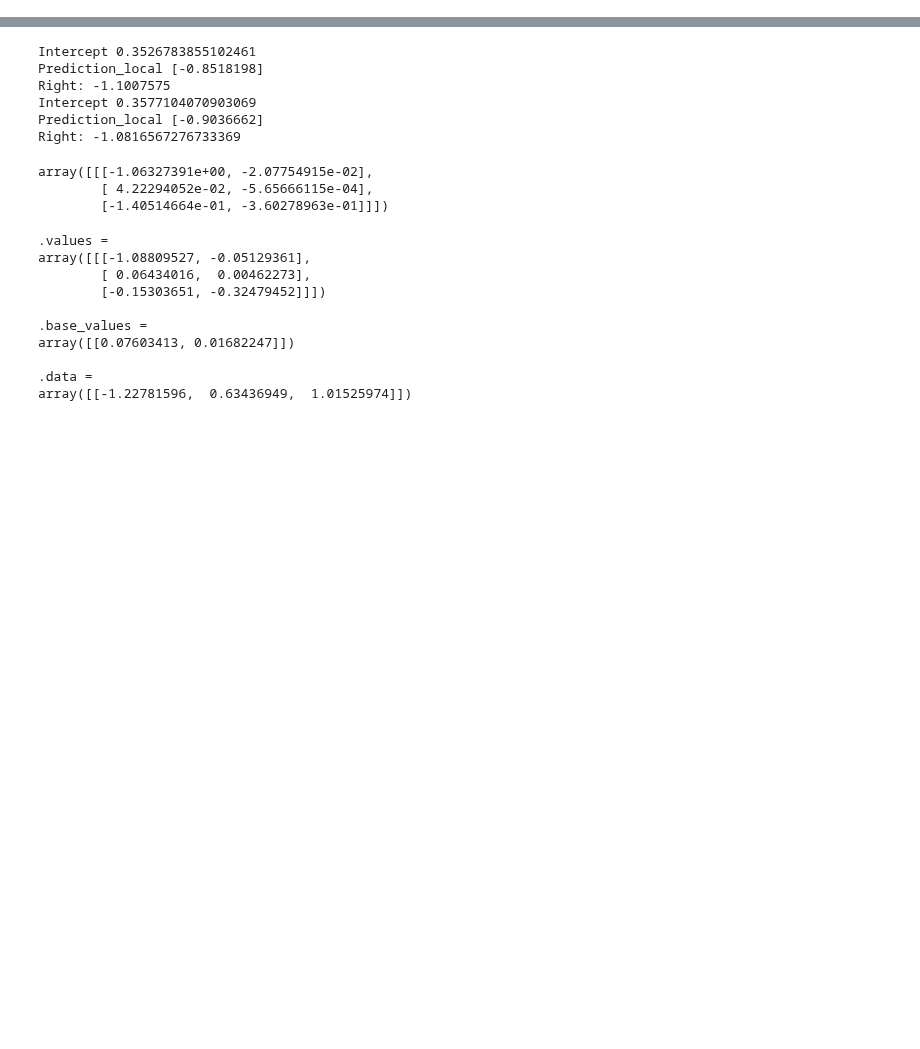
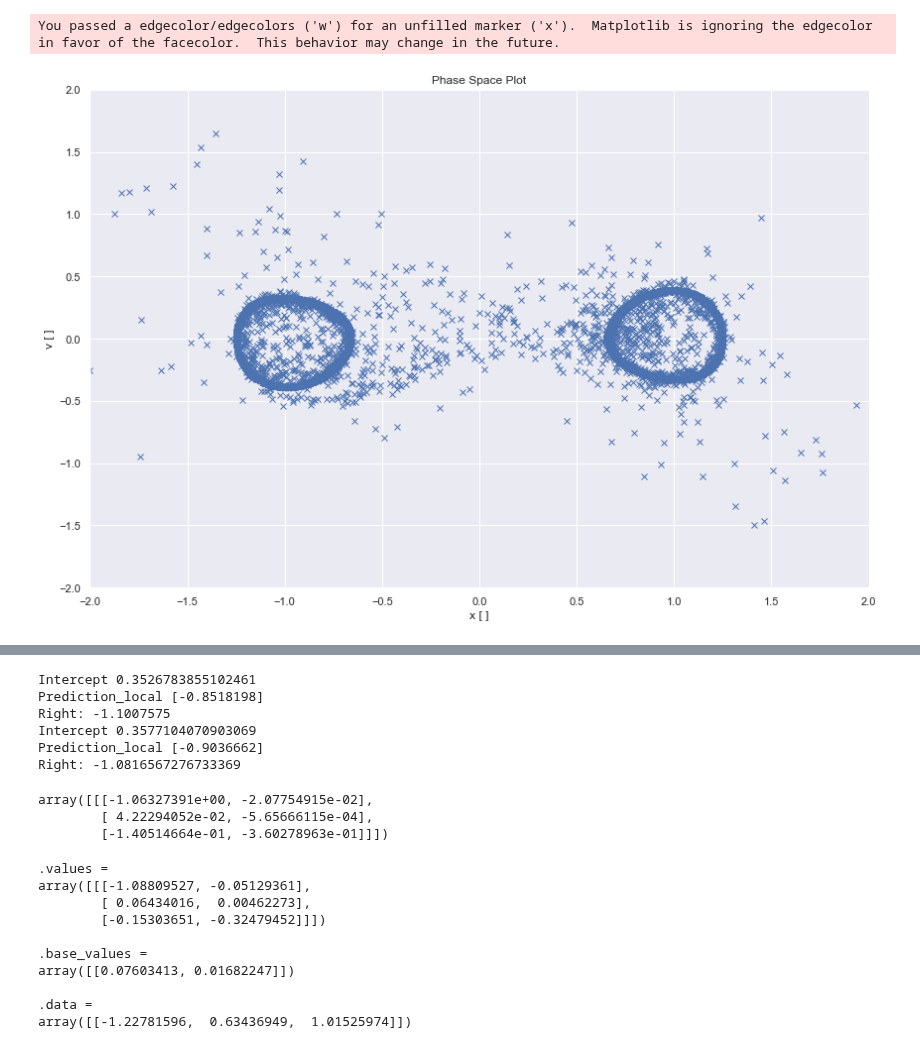
Before and after one commit to wgrosche/XAI, a Jupyter notebook: Code/Duffing/Duffing_SHAP.ipynb, the cells around one changed output, grey strips where cells are left out. Saved outputs shown, nothing was run; the diff lists cells and outputs as text; code cells hidden in the pictures; blank space fills up the shorter version.

```diff
--- a/Code/Duffing/Duffing_SHAP.ipynb
+++ b/Code/Duffing/Duffing_SHAP.ipynb
@@ -101,6 +101,22 @@ def Remove_Outlier_Indices(df):
 
 indices = Remove_Outlier_Indices(hist_data)
 hist_data = hist_data[indices]
+# %%
+f, axs = plt.subplots(1, 1, figsize=(12, 8), gridspec_kw=dict(width_ratios=[4]))
+
+sns.scatterplot(data = y_test.iloc[:10000,:], x = 'xt', y='vt',ax=axs, marker='x', linewidth = 1)
+
+axs.set(xlim=(-2, 2), ylim=(-2, 2))
+axs.set_xlabel('x [ ]')
+axs.set_ylabel('v [ ]')
+axs.set_title("Phase Space Plot")
+
+f.tight_layout()
+
+f.savefig("data_only_damped.svg", dpi='figure')
+# %% [output]
+You passed a edgecolor/edgecolors ('w') for an unfilled marker ('x').  Matplotlib is ignoring the edgecolor in favor of the facecolor.  This behavior may change in the future.
+[figure, added]
 # %%
 sns.set_theme(context='notebook', style='darkgrid', palette='deep', font='sans-serif', font_scale=1, color_codes=True, rc=None)
 
```
Also changed, not shown: parts of 21 cells of this notebook, 25 other files.
